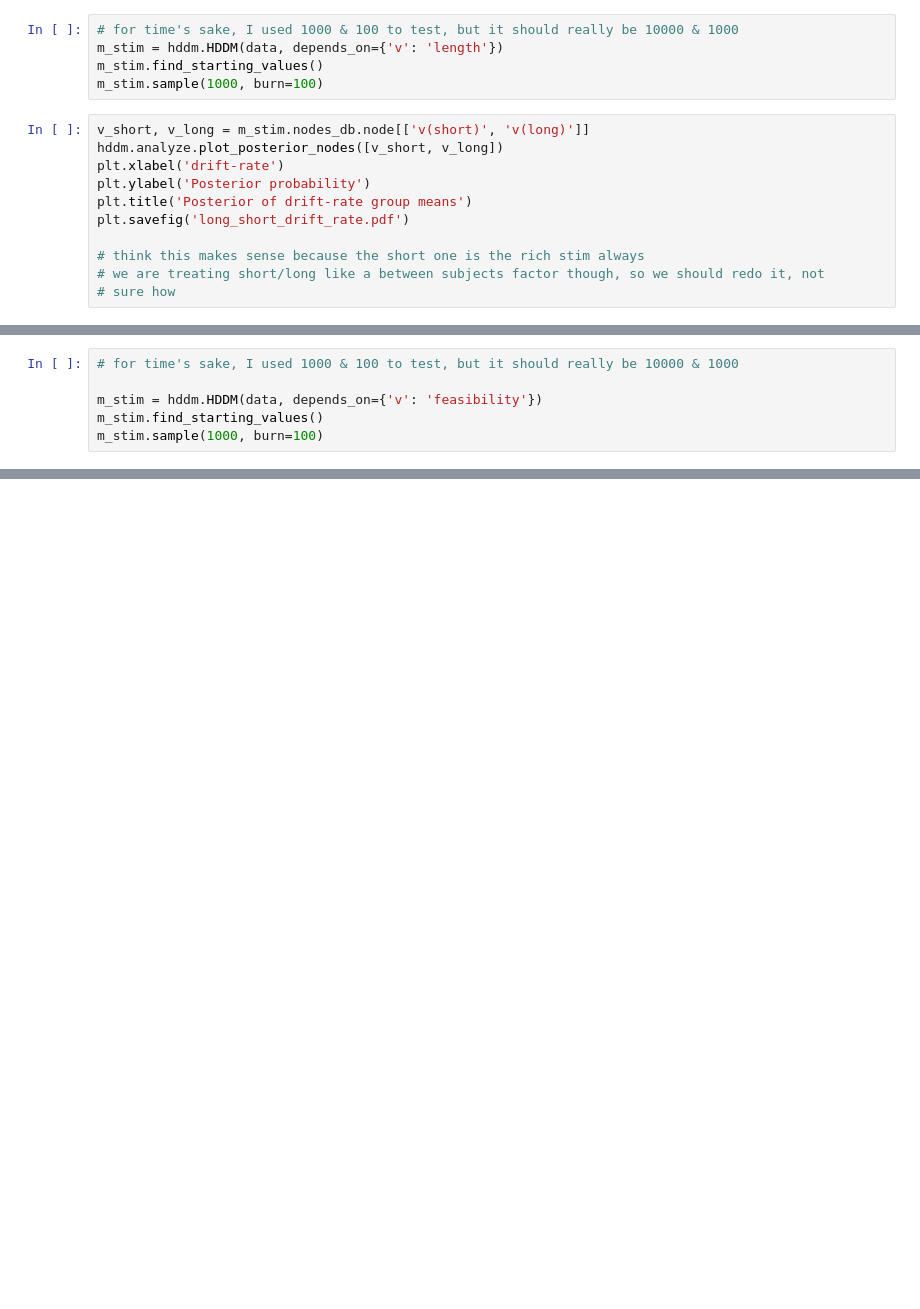
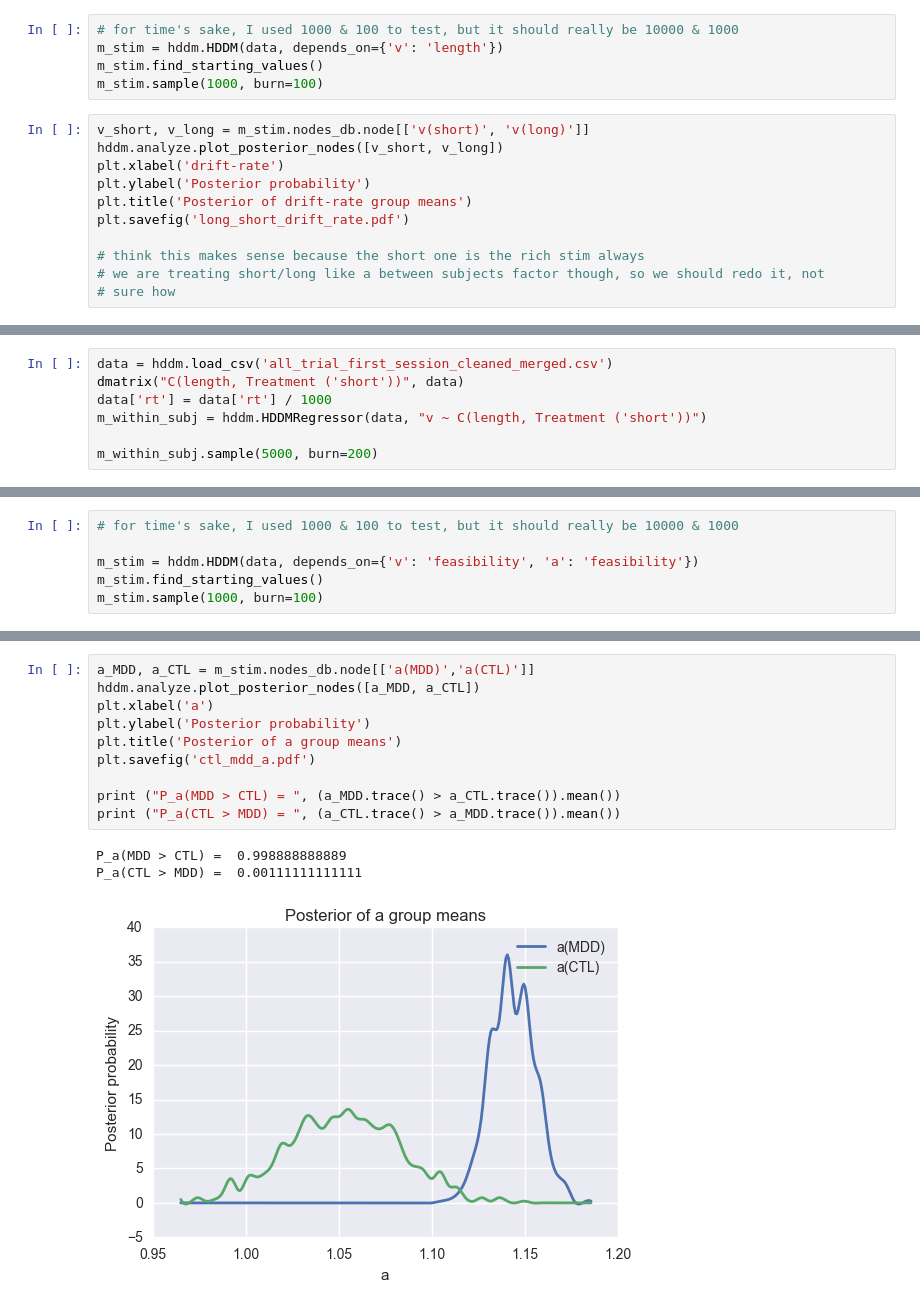
Before and after one commit to vlawlor/EMBARC-PRT, a Jupyter notebook: PRT_Prettier.ipynb, the cells around one changed output, grey strips where cells are left out. Saved outputs shown, nothing was run; the diff lists cells and outputs as text; blank space fills up the shorter version.

Commit message:
trying within subjects model

```diff
--- a/PRT_Prettier.ipynb
+++ b/PRT_Prettier.ipynb
@@ -833,0 +859,7 @@ plt.savefig('long_short_drift_rate.pdf')
+# %%
+data = hddm.load_csv('all_trial_first_session_cleaned_merged.csv')
+dmatrix("C(length, Treatment ('short'))", data)
+data['rt'] = data['rt'] / 1000
+m_within_subj = hddm.HDDMRegressor(data, "v ~ C(length, Treatment ('short'))")
+
+m_within_subj.sample(5000, burn=200)
@@ -834,6 +872,6 @@ plt.savefig('long_short_drift_rate.pdf')
 # %%
 # for time's sake, I used 1000 & 100 to test, but it should really be 10000 & 1000
 
-m_stim = hddm.HDDM(data, depends_on={'v': 'feasibility'})
+m_stim = hddm.HDDM(data, depends_on={'v': 'feasibility', 'a': 'feasibility'})
 m_stim.find_starting_values()
 m_stim.sample(1000, burn=100)
@@ -848,0 +905,14 @@ plt.savefig('long_short_drift_rate.pdf')
+# %%
+a_MDD, a_CTL = m_stim.nodes_db.node[['a(MDD)','a(CTL)']]
+hddm.analyze.plot_posterior_nodes([a_MDD, a_CTL])
+plt.xlabel('a')
+plt.ylabel('Posterior probability')
+plt.title('Posterior of a group means')
+plt.savefig('ctl_mdd_a.pdf')
+
+print ("P_a(MDD > CTL) = ", (a_MDD.trace() > a_CTL.trace()).mean())
+print ("P_a(CTL > MDD) = ", (a_CTL.trace() > a_MDD.trace()).mean())
+# %% [output]
+P_a(MDD > CTL) =  0.998888888889
+P_a(CTL > MDD) =  0.00111111111111
+[figure, added]
```
Also changed, not shown: parts of 21 cells of this notebook.
